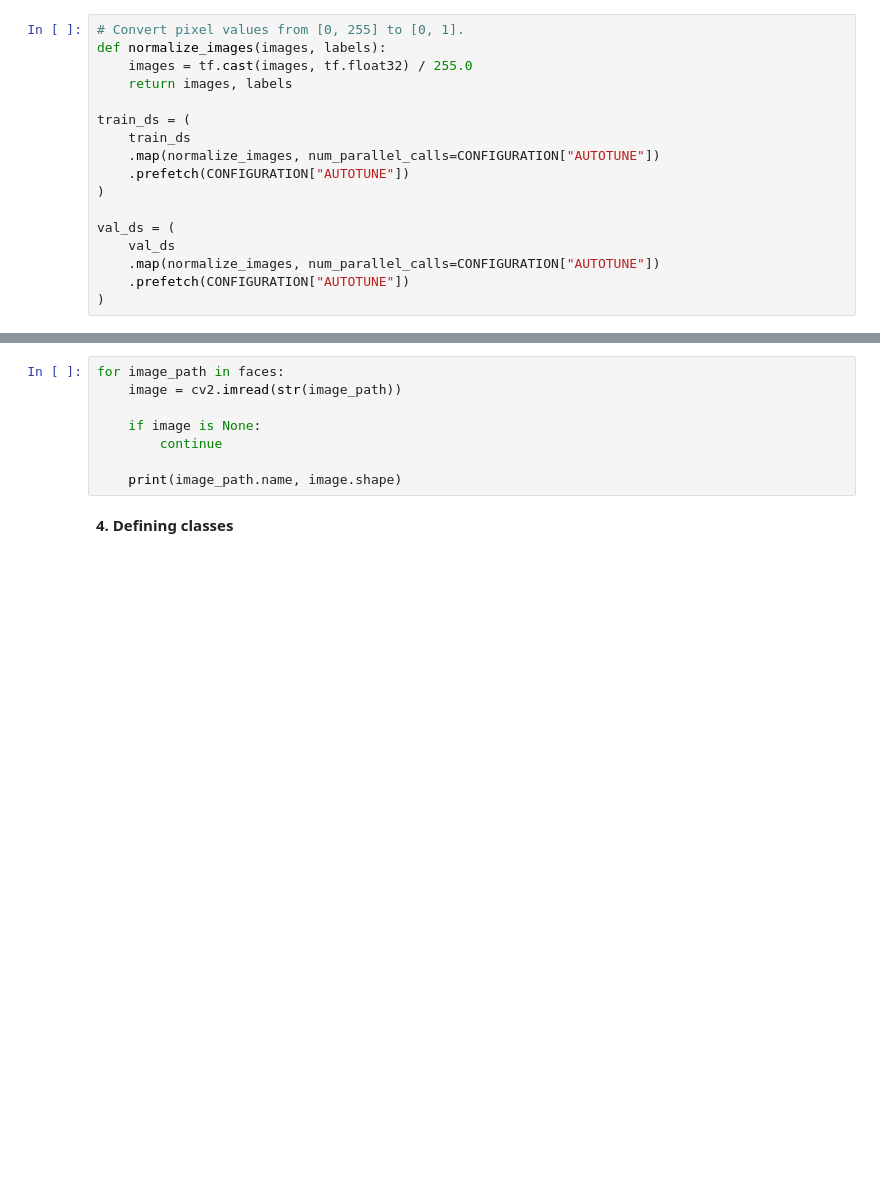
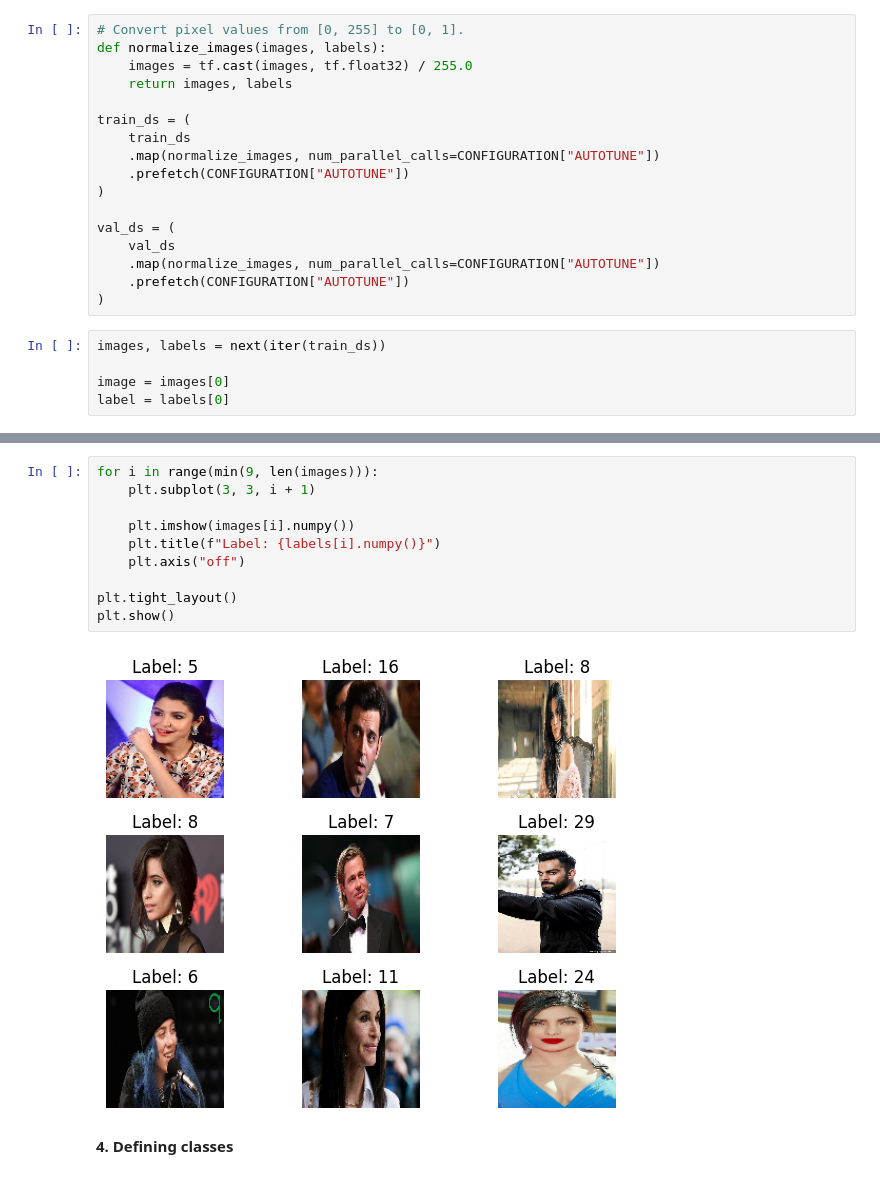
Before and after one commit to matcze/face_recognition, a Jupyter notebook: model.ipynb, the cells around one changed output, grey strips where cells are left out. Drawn from its saved outputs; the diff is of its cells as text; blank space fills up the shorter version.

Commit message:
adding visualization

```diff
--- a/model.ipynb
+++ b/model.ipynb
@@ -127,3 +127,8 @@ val_ds = (
     .map(normalize_images, num_parallel_calls=CONFIGURATION["AUTOTUNE"])
     .prefetch(CONFIGURATION["AUTOTUNE"])
 )
+# %%
+images, labels = next(iter(train_ds))
+
+image = images[0]
+label = labels[0]
@@ -130,11 +155,15 @@ val_ds = (
 # %%
-for image_path in faces:
-    image = cv2.imread(str(image_path))
+for i in range(min(9, len(images))):
+    plt.subplot(3, 3, i + 1)
 
-    if image is None:
-        continue
+    plt.imshow(images[i].numpy())
+    plt.title(f"Label: {labels[i].numpy()}")
+    plt.axis("off")
 
-    print(image_path.name, image.shape)
+plt.tight_layout()
+plt.show()
+# %% [output]
+[figure, added]
 # %% [markdown]
 **4. Defining classes**
 # %%
```
Also changed, not shown: parts of 2 cells of this notebook.
